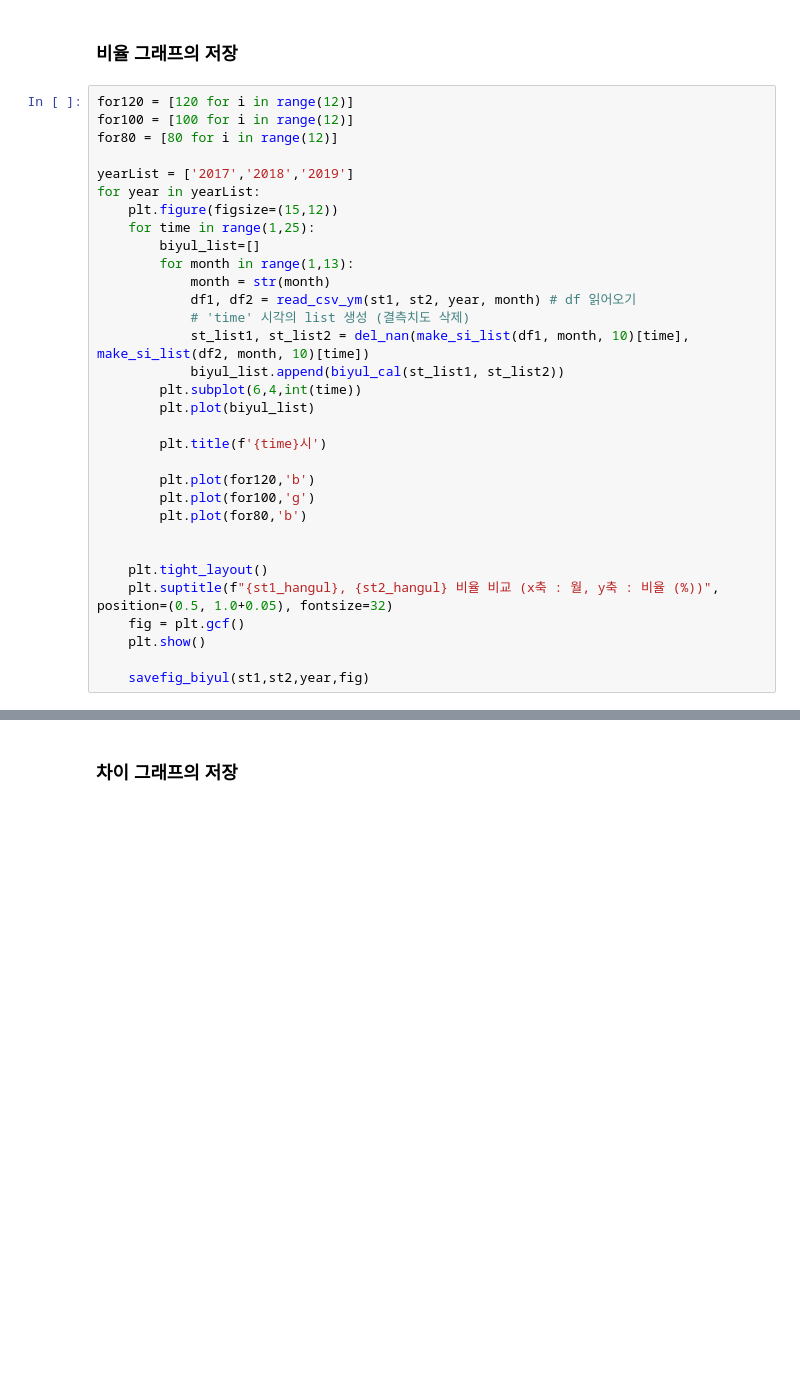
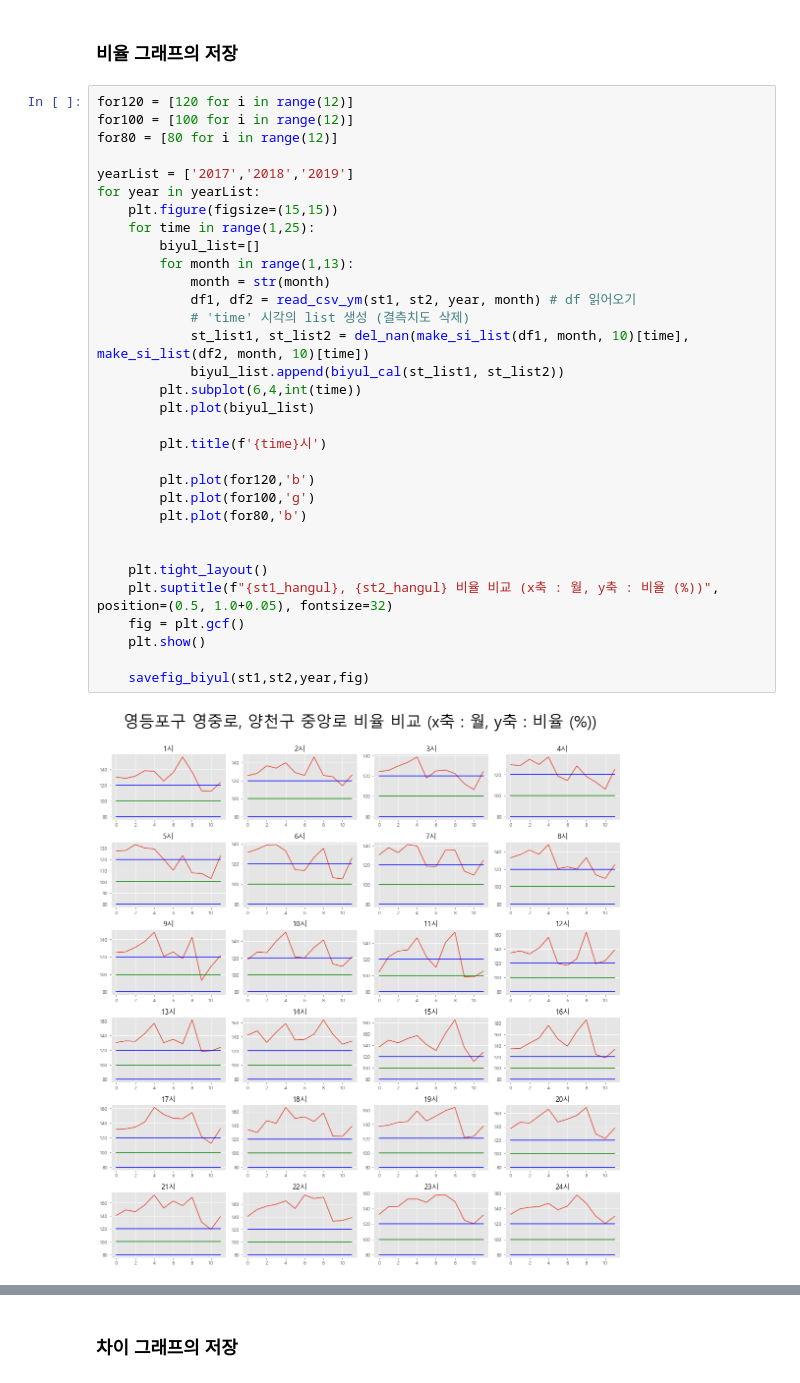
Before and after one commit to chance0523/mise_namu_project, a Jupyter notebook: airkorea/10_biyul,compare_graph_save_to_img.ipynb, the cells around one changed output, grey strips where cells are left out. Drawn from its saved outputs; the diff is of its cells as text; blank space fills up the shorter version.

Commit message:
let's save to figures!

```diff
--- a/airkorea/10_biyul,compare_graph_save_to_img.ipynb
+++ b/airkorea/10_biyul,compare_graph_save_to_img.ipynb
@@ -164,31 +170,33 @@ st2_hangul = hangul_station_Dict[st2]
 for120 = [120 for i in range(12)]
 for100 = [100 for i in range(12)]
 for80 = [80 for i in range(12)]
 
 yearList = ['2017','2018','2019']
 for year in yearList:
-    plt.figure(figsize=(15,12))
+    plt.figure(figsize=(15,15))
     for time in range(1,25):
         biyul_list=[]
         for month in range(1,13):
             month = str(month)
             df1, df2 = read_csv_ym(st1, st2, year, month) # df 읽어오기
             # 'time' 시각의 list 생성 (결측치도 삭제)
             st_list1, st_list2 = del_nan(make_si_list(df1, month, 10)[time], make_si_list(df2, month, 10)[time])
             biyul_list.append(biyul_cal(st_list1, st_list2))
         plt.subplot(6,4,int(time))
         plt.plot(biyul_list)
 
         plt.title(f'{time}시')
 
         plt.plot(for120,'b')
         plt.plot(for100,'g')
         plt.plot(for80,'b')
 
 
     plt.tight_layout()
     plt.suptitle(f"{st1_hangul}, {st2_hangul} 비율 비교 (x축 : 월, y축 : 비율 (%))", position=(0.5, 1.0+0.05), fontsize=32)
     fig = plt.gcf()
     plt.show()
 
     savefig_biyul(st1,st2,year,fig)
+# %% [output]
+[figure, added]
```
Also changed, not shown: parts of 3 cells of this notebook, 4 other files.
